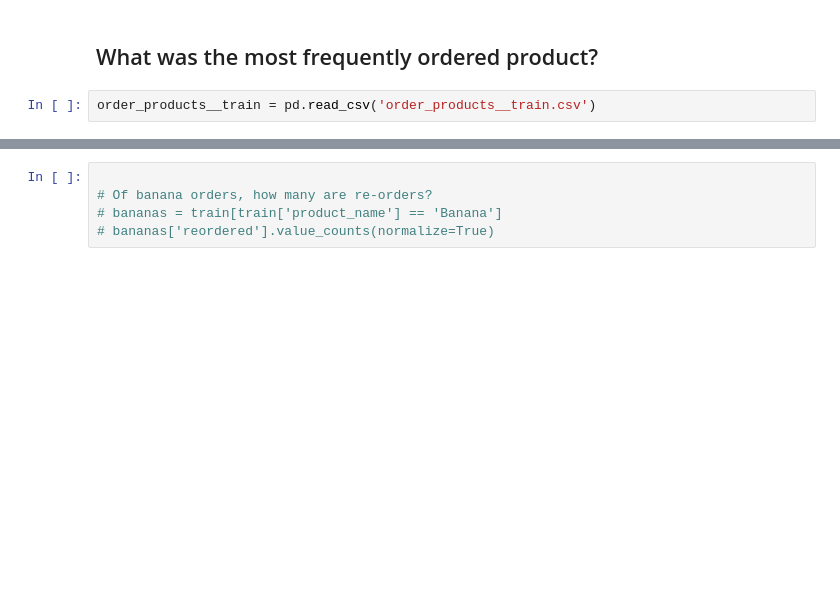
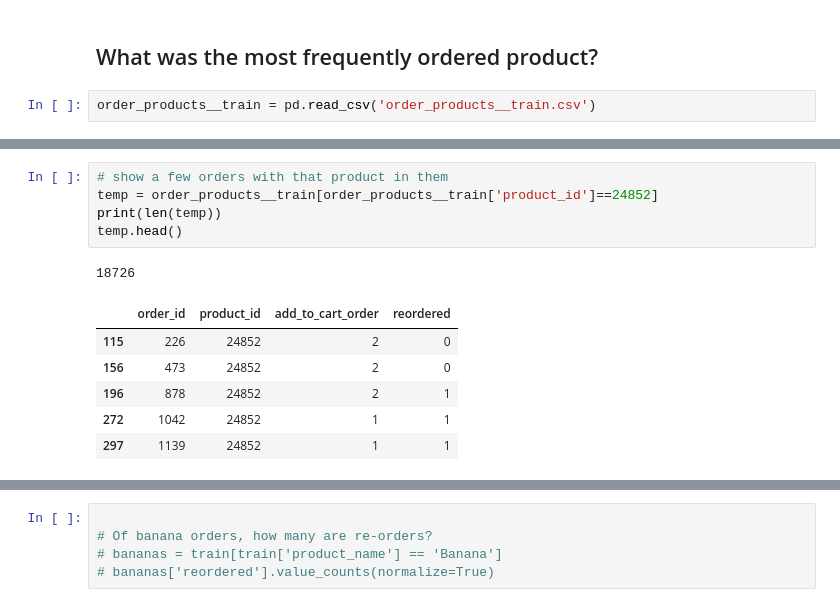
Before and after one commit to austinlasseter/DS-Unit-2-Applied-Modeling, a Jupyter notebook: module2-wrangle-ml-datasets/232_responses.ipynb, the cells around one changed output, grey strips where cells are left out. Saved outputs shown, nothing was run; the diff lists cells and outputs as text; blank space fills up the shorter version.

```diff
--- a/module2-wrangle-ml-datasets/232_responses.ipynb
+++ b/module2-wrangle-ml-datasets/232_responses.ipynb
@@ -275,0 +242,13 @@ products.shape
+# %%
+# show a few orders with that product in them
+temp = order_products__train[order_products__train['product_id']==24852]
+print(len(temp))
+temp.head()
+# %% [output]
+18726
+|  | order_id | product_id | add_to_cart_order | reordered |
+| 115 | 226 | 24852 | 2 | 0 |
+| 156 | 473 | 24852 | 2 | 0 |
+| 196 | 878 | 24852 | 2 | 1 |
+| 272 | 1042 | 24852 | 1 | 1 |
+| 297 | 1139 | 24852 | 1 | 1 |
```
Also changed, not shown: parts of 29 cells of this notebook.
